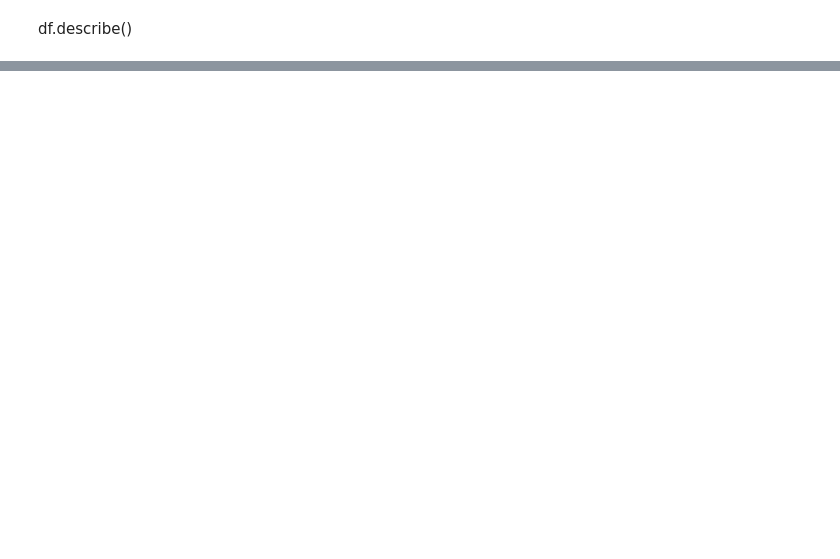
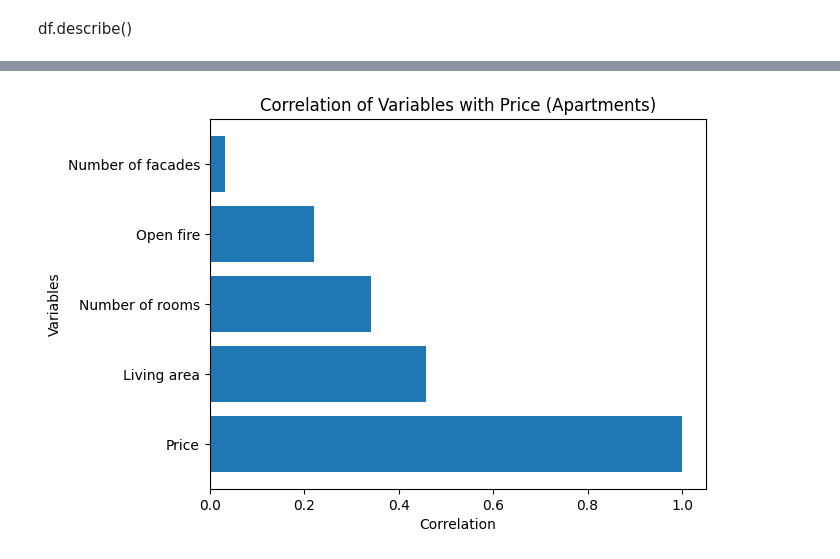
Before and after one commit to melikkekaya/challenge-data-analysis, a Jupyter notebook: mourad.ipynb, the cells around one changed output, grey strips where cells are left out. Cells and saved outputs as stored; diff of their text form; code cells hidden in the pictures; blank space fills up the shorter version.

```diff
--- a/mourad.ipynb
+++ b/mourad.ipynb
@@ -64,0 +154,8 @@ df.describe()
+# %%
+plt.barh(correlation_apartments.index, correlation_apartments.values)
+plt.xlabel('Correlation')
+plt.ylabel('Variables')
+plt.title('Correlation of Variables with Price (Apartments)')
+plt.show()
+# %% [output]
+[figure, added]
```
Also changed, not shown: parts of 8 cells of this notebook, 1 other file.
